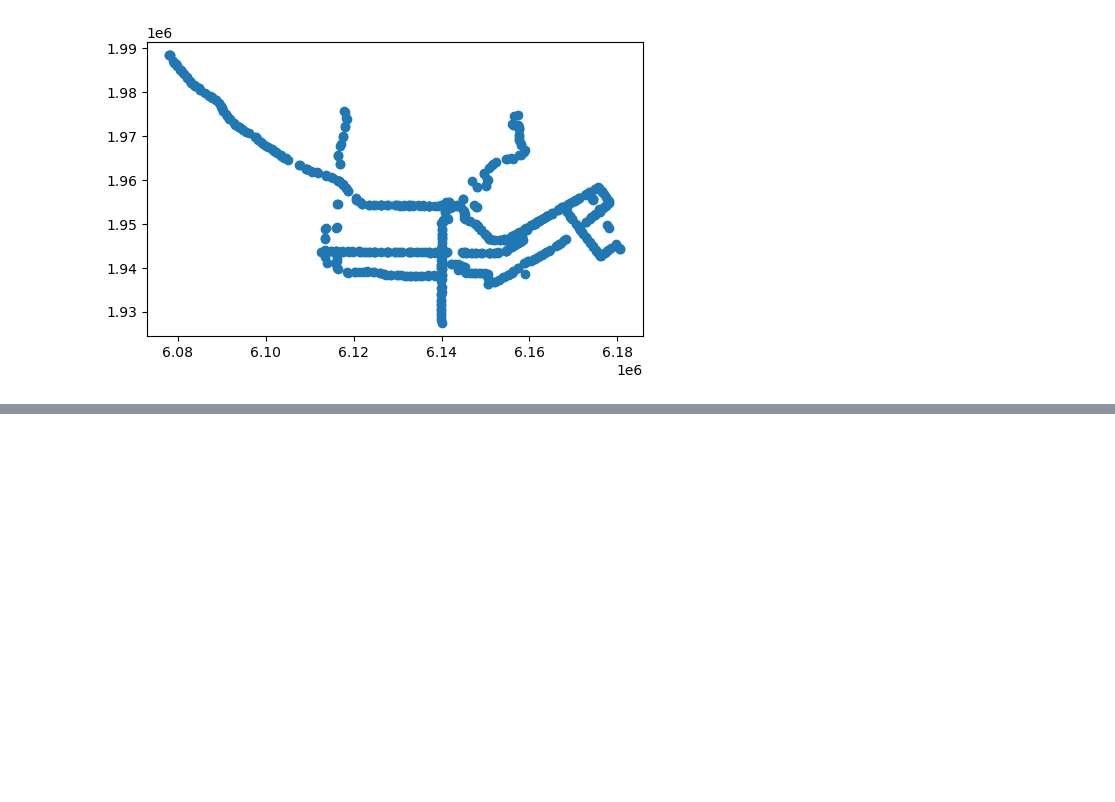
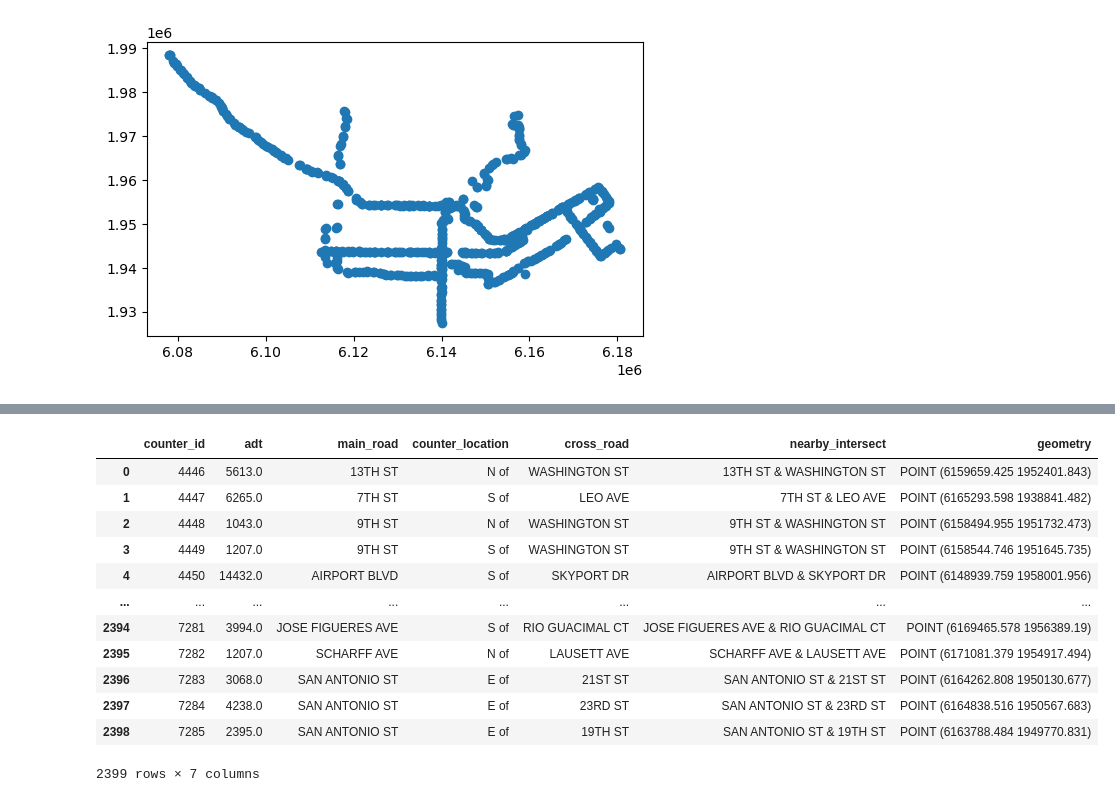
Before and after one commit to ArcherGu22/VTA-Transit-Delays, a Jupyter notebook: 01-scripts/preliminary_data_cleaning.ipynb, the cells around one changed output, grey strips where cells are left out. Cells and saved outputs as stored; diff of their text form; code cells hidden in the pictures; blank space fills up the shorter version.

```diff
--- a/01-scripts/preliminary_data_cleaning.ipynb
+++ b/01-scripts/preliminary_data_cleaning.ipynb
@@ -195,0 +218,41 @@ selected_ridership_gdf.to_csv('../02-data/cleaned_data/selected_station_ridershi
+# %%
+cols = [
+    "OBJECTID",
+    "ADT",
+    "STREETONE",
+    "DIRECTION",
+    "STREETTWO",
+    "NEARINTERS",
+    "geometry"
+]
+
+sj_adt_gdf = adt_gdf[cols].copy()
+
+sj_adt_gdf = sj_adt_gdf.rename(columns={
+    "OBJECTID" : "counter_id",
+    "ADT" : "adt",
+    "STREETONE" : "main_road",
+    "DIRECTION" : "counter_location",
+    "STREETTWO" : "cross_road",
+    "NEARINTERS" : "nearby_intersect"
+})
+
+sj_adt_gdf.dropna()
+sj_adt_gdf['main_road'] = [item.upper() for item in sj_adt_gdf['main_road']]
+sj_adt_gdf['cross_road'] = [item.upper() for item in sj_adt_gdf['cross_road']]
+sj_adt_gdf['nearby_intersect'] = [item.upper() for item in sj_adt_gdf['nearby_intersect']]
+sj_adt_gdf
+# %% [output]
+|  | counter_id | adt | main_road | counter_location | cross_road | nearby_intersect | geometry |
+| 0 | 4446 | 5613.0 | 13TH ST | N of | WASHINGTON ST | 13TH ST & WASHINGTON ST | POINT (6159659.425 1952401.843) |
+| 1 | 4447 | 6265.0 | 7TH ST | S of | LEO AVE | 7TH ST & LEO AVE | POINT (6165293.598 1938841.482) |
+| 2 | 4448 | 1043.0 | 9TH ST | N of | WASHINGTON ST | 9TH ST & WASHINGTON ST | POINT (6158494.955 1951732.473) |
+| 3 | 4449 | 1207.0 | 9TH ST | S of | WASHINGTON ST | 9TH ST & WASHINGTON ST | POINT (6158544.746 1951645.735) |
+| 4 | 4450 | 14432.0 | AIRPORT BLVD | S of | SKYPORT DR | AIRPORT BLVD & SKYPORT DR | POINT (6148939.759 1958001.956) |
+| ... | ... | ... | ... | ... | ... | ... | ... |
+| 2394 | 7281 | 3994.0 | JOSE FIGUERES AVE | S of | RIO GUACIMAL CT | JOSE FIGUERES AVE & RIO GUACIMAL CT | POINT (6169465.578 1956389.19) |
+| 2395 | 7282 | 1207.0 | SCHARFF AVE | N of | LAUSETT AVE | SCHARFF AVE & LAUSETT AVE | POINT (6171081.379 1954917.494) |
+| 2396 | 7283 | 3068.0 | SAN ANTONIO ST | E of | 21ST ST | SAN ANTONIO ST & 21ST ST | POINT (6164262.808 1950130.677) |
+| 2397 | 7284 | 4238.0 | SAN ANTONIO ST | E of | 23RD ST | SAN ANTONIO ST & 23RD ST | POINT (6164838.516 1950567.683) |
+| 2398 | 7285 | 2395.0 | SAN ANTONIO ST | E of | 19TH ST | SAN ANTONIO ST & 19TH ST | POINT (6163788.484 1949770.831) |
+2399 rows × 7 columns
```
Also changed, not shown: parts of 5 cells of this notebook, 2 other files.
